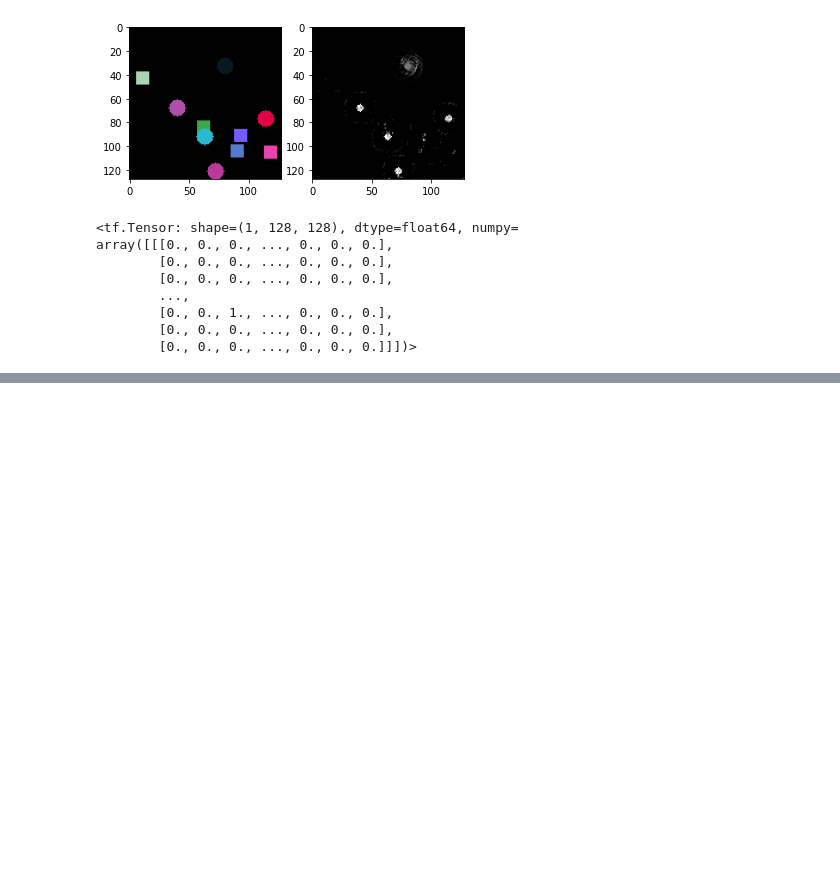
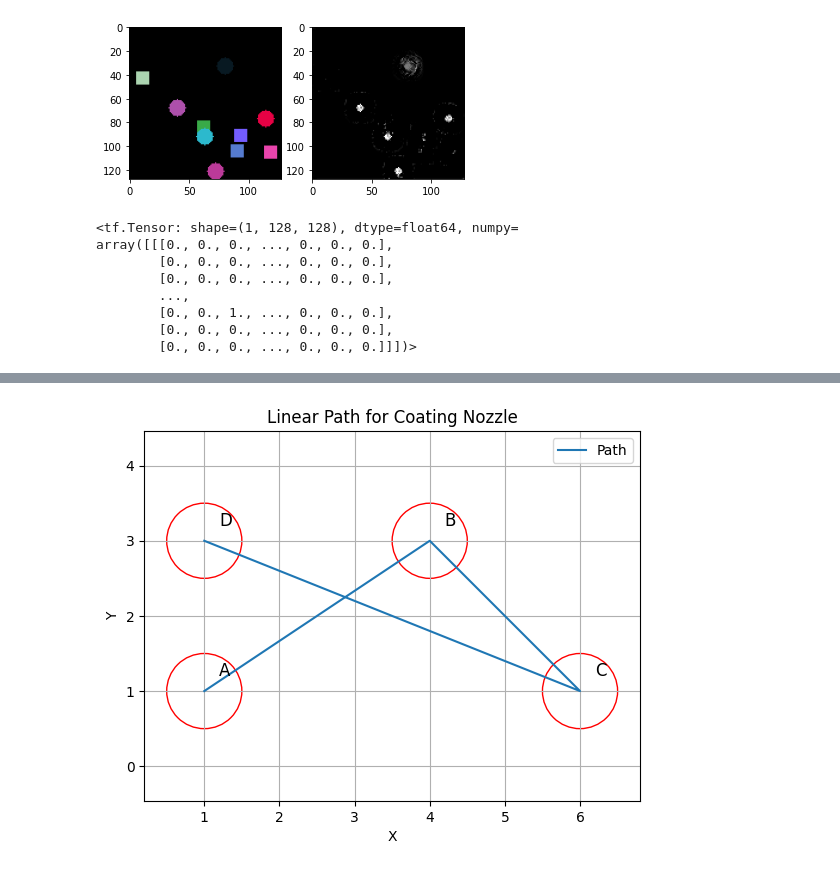
Before and after one commit to saimmetink/saimmetink, a Jupyter notebook: Circle_Detection_and_Localization.ipynb, the cells around one changed output, grey strips where cells are left out. Cells and saved outputs as stored; diff of their text form; code cells hidden in the pictures; blank space fills up the shorter version.

```diff
--- a/Circle_Detection_and_Localization.ipynb
+++ b/Circle_Detection_and_Localization.ipynb
@@ -162,3 +162,81 @@ array([[[0., 0., 0., ..., 0., 0., 0.],
         [0., 0., 1., ..., 0., 0., 0.],
         [0., 0., 0., ..., 0., 0., 0.],
         [0., 0., 0., ..., 0., 0., 0.]]])>
+# %%
+import numpy as np
+import matplotlib.pyplot as plt
+
+def linear_path(start, end):
+    """Generates a function representing the linear path between two points."""
+    start = np.array(start)  # Convert to NumPy arrays for easier calculations
+    end = np.array(end)
+    return lambda t: start + (end - start) * t  # Returns a lambda function (parametric line equation)
+
+def check_collision(path_point, bottle_center, bottle_radius):
+    """Checks if a point is colliding with a bottle."""
+    distance = np.linalg.norm(np.array(path_point) - np.array(bottle_center))
+    return distance < bottle_radius
+
+def main():
+    # Define bottle positions and radii
+    bottles = {
+        "A": {"center": [1, 1], "radius": 0.5},
+        "B": {"center": [4, 3], "radius": 0.5},
+        "C": {"center": [6, 1], "radius": 0.5},
+        "D": {"center": [1, 3], "radius": 0.5}
+    }
+
+    bottle_order = ["A", "B", "C", "D"]  # Order in which to coat the bottles
+
+    all_points = [] # List to hold all points for the paths
+    all_path_coordinates = [] #List to hold the coordinates of the path segments
+
+    for i in range(len(bottle_order) - 1): # Loop through all pairs of bottles
+        start = bottles[bottle_order[i]]["center"]
+        end = bottles[bottle_order[i+1]]["center"]
+        path_function = linear_path(start, end)
+
+        current_path_coordinates = []
+        for t in np.linspace(0, 1, 20): #Generate 20 points along path segment
+            current_point = path_function(t) #Get coordinates for point at 't'
+            all_points.append(current_point)  # Store coordinates for plotting
+
+            current_path_coordinates.append(current_point) # Store coordinates for usage outside ploting
+
+            #Collision check
+            for key, bottle in bottles.items():
+              if key == bottle_order[i] or key == bottle_order[i+1]:
+                continue
+              else:
+                if check_collision(current_point, bottle["center"], bottle["radius"]):
+                  print(f"Collision detected on the path between {bottle_order[i]} and {bottle_order[i+1]} with bottle: {key} at t={t}")
+        all_path_coordinates.append(current_path_coordinates)
+
+    # Extracting path coordinates to print out
+    for i, segment_coordinates in enumerate(all_path_coordinates):
+      print(f"\nPath Segment {i+1} ({bottle_order[i]} to {bottle_order[i+1]}):")
+      for coordinate in segment_coordinates:
+        print(f"  ({coordinate[0]:.2f}, {coordinate[1]:.2f})")
+
+    # Plotting
+    x_values = [p[0] for p in all_points]
+    y_values = [p[1] for p in all_points]
+
+    plt.plot(x_values, y_values, label="Path")
+
+    for key, bottle in bottles.items():
+      circle = plt.Circle(bottle["center"], bottle["radius"], color='red', fill=False)
+      plt.gca().add_patch(circle)
+      plt.text(bottle["center"][0] + 0.2, bottle["center"][1] + 0.2, key, fontsize=12)
+
+    plt.xlabel("X")
+    plt.ylabel("Y")
+    plt.title("Linear Path for Coating Nozzle")
+    plt.legend()
+    plt.axis('equal')
+    plt.grid(True)
+    plt.show()
+
+if __name__ == "__main__":
+    main()
+# %% [output]
@@ -164,0 +260 @@ array([[[0., 0., 0., ..., 0., 0., 0.],
+[figure, added]
```
Also changed, not shown: parts of 1 cell of this notebook.
